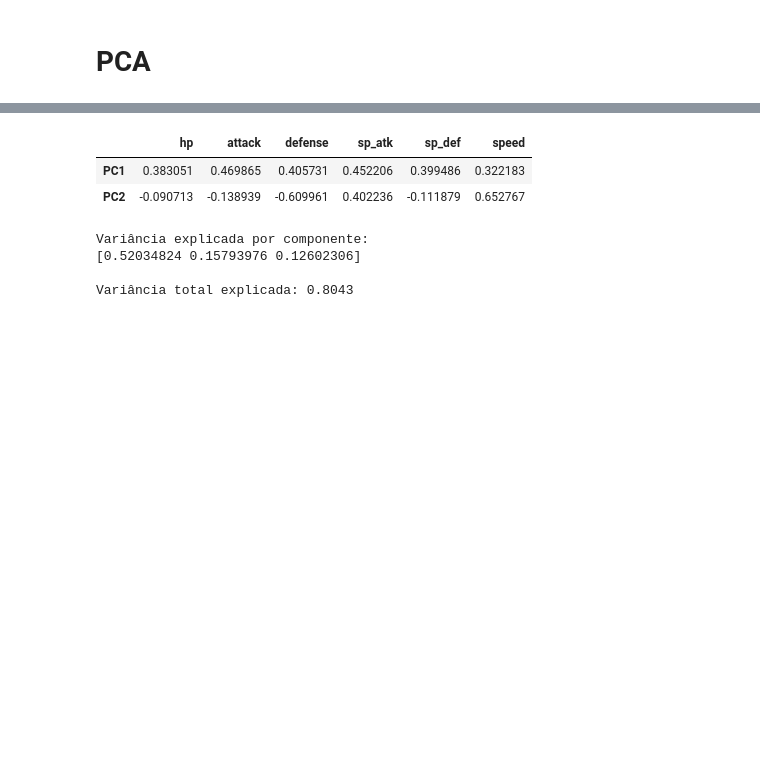
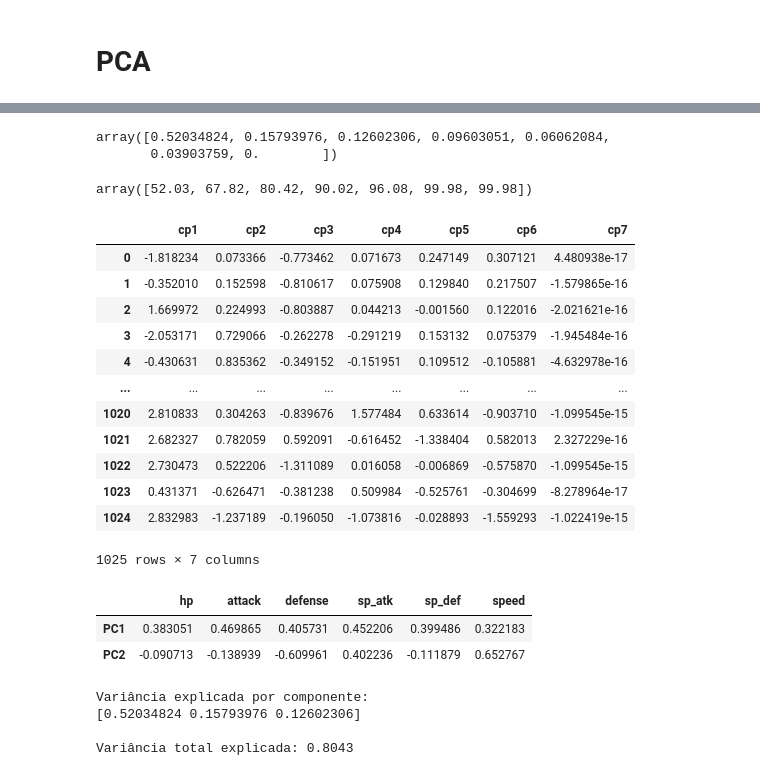
Before and after one commit to EdsonEdu2031/pi-2026, a Jupyter notebook: main.ipynb, the cells around one changed output, grey strips where cells are left out. Drawn from its saved outputs; the diff is of its cells as text; code cells hidden in the pictures; blank space fills up the shorter version.

```diff
--- a/main.ipynb
+++ b/main.ipynb
@@ -473,3 +423,30 @@ Variância total explicada: 0.8043
+# %%
+# variância explicada dos CPs
+pca_2.explained_variance_ratio_
+# %% [output]
+array([0.52034824, 0.15793976, 0.12602306, 0.09603051, 0.06062084,
+       0.03903759, 0.        ])
+# %%
+#variância explicada acumulada
+np.cumsum(np.round(pca_2.explained_variance_ratio_,decimals=4)*100)
+# %% [output]
+array([52.03, 67.82, 80.42, 90.02, 96.08, 99.98, 99.98])
+# %%
+resultado
+# %% [output]
+|  | cp1 | cp2 | cp3 | cp4 | cp5 | cp6 | cp7 |
+| 0 | -1.818234 | 0.073366 | -0.773462 | 0.071673 | 0.247149 | 0.307121 | 4.480938e-17 |
+| 1 | -0.352010 | 0.152598 | -0.810617 | 0.075908 | 0.129840 | 0.217507 | -1.579865e-16 |
+| 2 | 1.669972 | 0.224993 | -0.803887 | 0.044213 | -0.001560 | 0.122016 | -2.021621e-16 |
+| 3 | -2.053171 | 0.729066 | -0.262278 | -0.291219 | 0.153132 | 0.075379 | -1.945484e-16 |
+| 4 | -0.430631 | 0.835362 | -0.349152 | -0.151951 | 0.109512 | -0.105881 | -4.632978e-16 |
+| ... | ... | ... | ... | ... | ... | ... | ... |
+| 1020 | 2.810833 | 0.304263 | -0.839676 | 1.577484 | 0.633614 | -0.903710 | -1.099545e-15 |
+| 1021 | 2.682327 | 0.782059 | 0.592091 | -0.616452 | -1.338404 | 0.582013 | 2.327229e-16 |
+| 1022 | 2.730473 | 0.522206 | -1.311089 | 0.016058 | -0.006869 | -0.575870 | -1.099545e-15 |
+| 1023 | 0.431371 | -0.626471 | -0.381238 | 0.509984 | -0.525761 | -0.304699 | -8.278964e-17 |
+| 1024 | 2.832983 | -1.237189 | -0.196050 | -1.073816 | -0.028893 | -1.559293 | -1.022419e-15 |
+1025 rows × 7 columns
 # %%
 componentes = pd.DataFrame(
     pca.components_,
```
Also changed, not shown: parts of 17 cells of this notebook.
